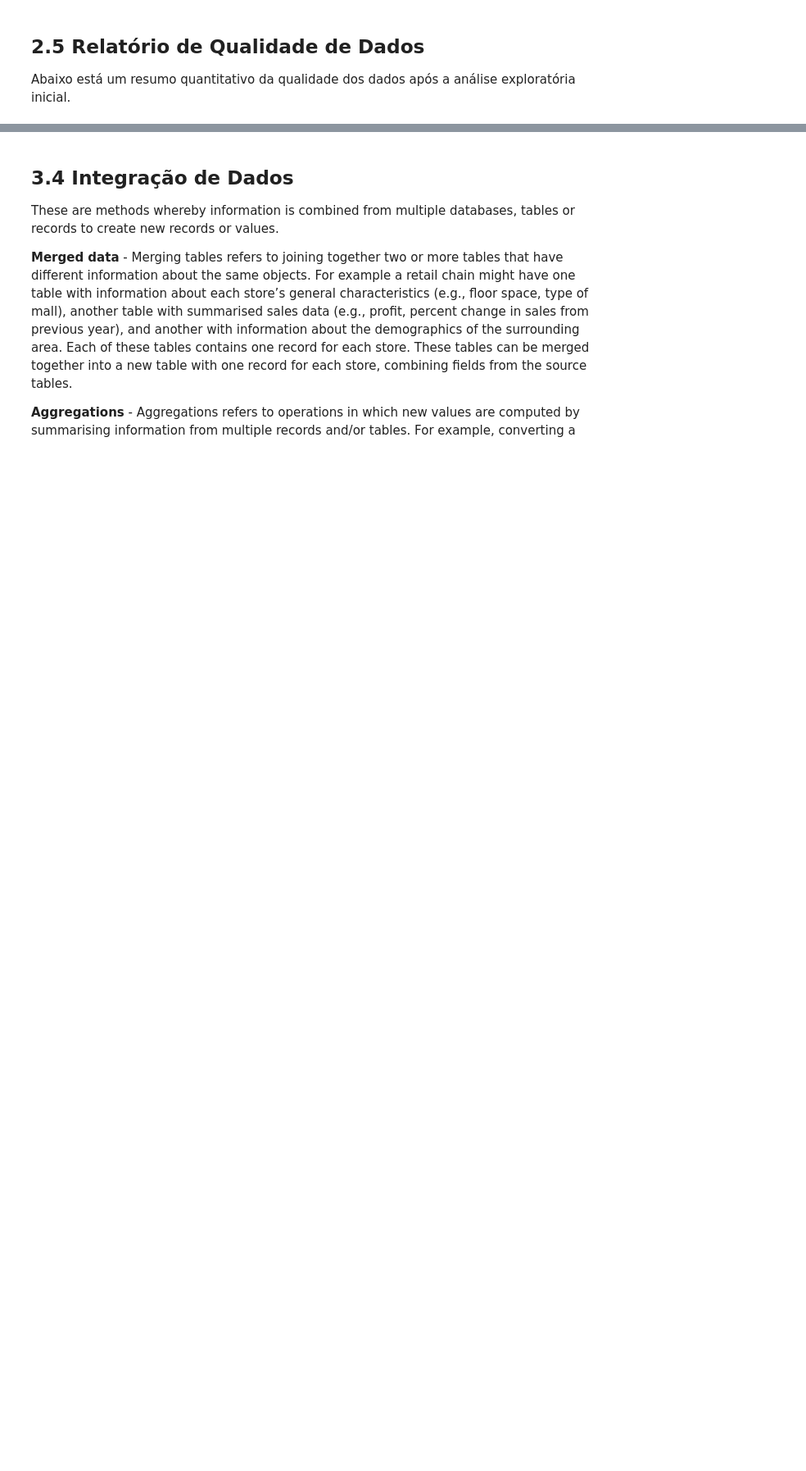
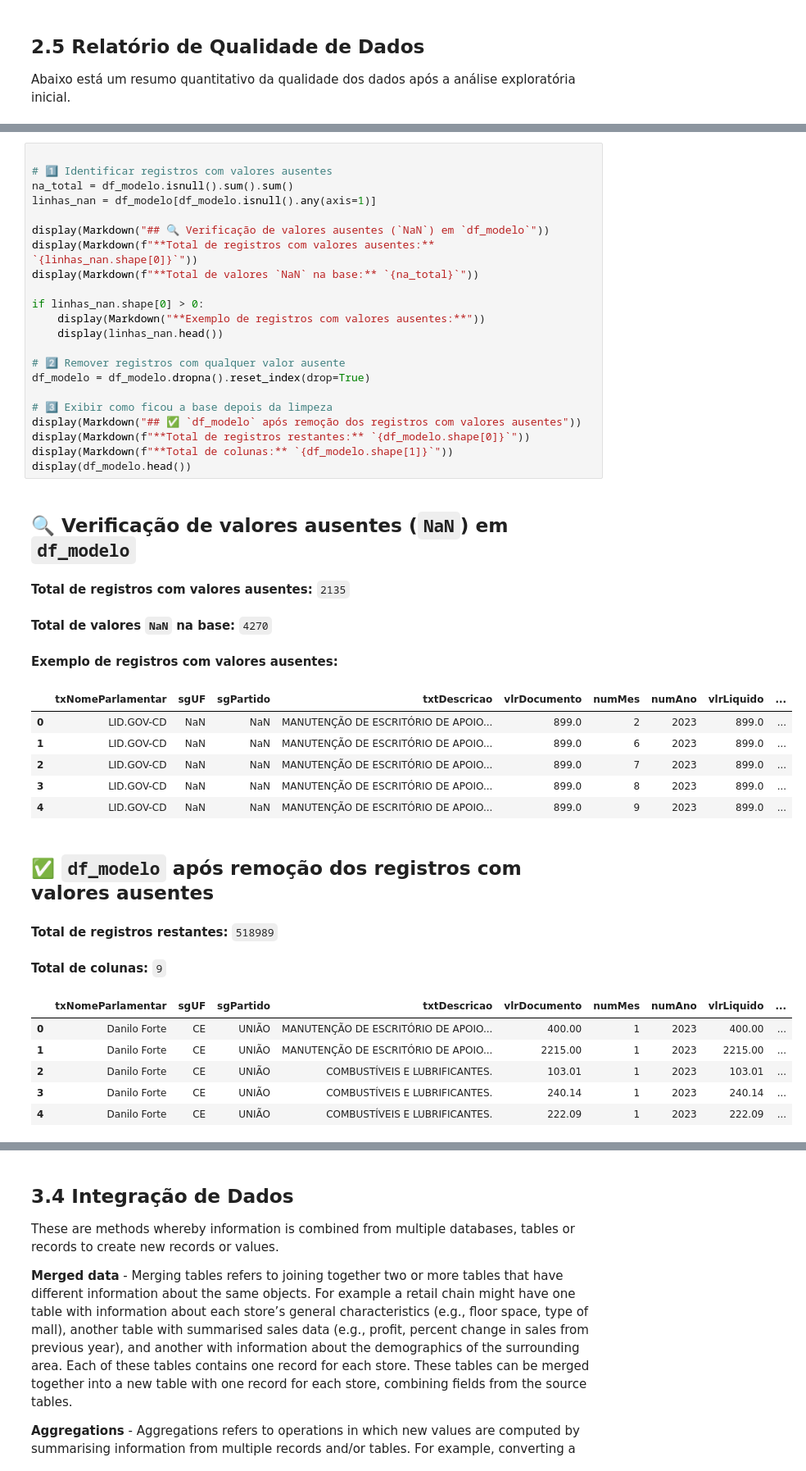
Before and after one commit to paulolmachado/ProjetoFinalCeub, a Jupyter notebook: Projeto_Final.ipynb, the cells around one changed output, grey strips where cells are left out. Shown at 82% size. Drawn from its saved outputs; the diff is of its cells as text; blank space fills up the shorter version.

```diff
--- a/Projeto_Final.ipynb
+++ b/Projeto_Final.ipynb
@@ -504,0 +594,42 @@ df['age_group'] = pd.cut(df['age'], bins=[0, 18, 35, 65, 100], labels=['child',
+# %%
+
+# 1️⃣ Identificar registros com valores ausentes
+na_total = df_modelo.isnull().sum().sum()
+linhas_nan = df_modelo[df_modelo.isnull().any(axis=1)]
+
+display(Markdown("## 🔍 Verificação de valores ausentes (`NaN`) em `df_modelo`"))
+display(Markdown(f"**Total de registros com valores ausentes:** `{linhas_nan.shape[0]}`"))
+display(Markdown(f"**Total de valores `NaN` na base:** `{na_total}`"))
+
+if linhas_nan.shape[0] > 0:
+    display(Markdown("**Exemplo de registros com valores ausentes:**"))
+    display(linhas_nan.head())
+
+# 2️⃣ Remover registros com qualquer valor ausente
+df_modelo = df_modelo.dropna().reset_index(drop=True)
+
+# 3️⃣ Exibir como ficou a base depois da limpeza
+display(Markdown("## ✅ `df_modelo` após remoção dos registros com valores ausentes"))
+display(Markdown(f"**Total de registros restantes:** `{df_modelo.shape[0]}`"))
+display(Markdown(f"**Total de colunas:** `{df_modelo.shape[1]}`"))
+display(df_modelo.head())
+# %% [output]
+## 🔍 Verificação de valores ausentes (`NaN`) em `df_modelo`
+**Total de registros com valores ausentes:** `2135`
+**Total de valores `NaN` na base:** `4270`
+**Exemplo de registros com valores ausentes:**
+|  | txNomeParlamentar | sgUF | sgPartido | txtDescricao | vlrDocumento | numMes | numAno | vlrLiquido | ... |
+| 0 | LID.GOV-CD | NaN | NaN | MANUTENÇÃO DE ESCRITÓRIO DE APOIO... | 899.0 | 2 | 2023 | 899.0 | ... |
+| 1 | LID.GOV-CD | NaN | NaN | MANUTENÇÃO DE ESCRITÓRIO DE APOIO... | 899.0 | 6 | 2023 | 899.0 | ... |
+| 2 | LID.GOV-CD | NaN | NaN | MANUTENÇÃO DE ESCRITÓRIO DE APOIO... | 899.0 | 7 | 2023 | 899.0 | ... |
+| 3 | LID.GOV-CD | NaN | NaN | MANUTENÇÃO DE ESCRITÓRIO DE APOIO... | 899.0 | 8 | 2023 | 899.0 | ... |
+| 4 | LID.GOV-CD | NaN | NaN | MANUTENÇÃO DE ESCRITÓRIO DE APOIO... | 899.0 | 9 | 2023 | 899.0 | ... |
+## ✅ `df_modelo` após remoção dos registros com valores ausentes
+**Total de registros restantes:** `518989`
+**Total de colunas:** `9`
+|  | txNomeParlamentar | sgUF | sgPartido | txtDescricao | vlrDocumento | numMes | numAno | vlrLiquido | ... |
+| 0 | Danilo Forte | CE | UNIÃO | MANUTENÇÃO DE ESCRITÓRIO DE APOIO... | 400.00 | 1 | 2023 | 400.00 | ... |
+| 1 | Danilo Forte | CE | UNIÃO | MANUTENÇÃO DE ESCRITÓRIO DE APOIO... | 2215.00 | 1 | 2023 | 2215.00 | ... |
+| 2 | Danilo Forte | CE | UNIÃO | COMBUSTÍVEIS E LUBRIFICANTES. | 103.01 | 1 | 2023 | 103.01 | ... |
+| 3 | Danilo Forte | CE | UNIÃO | COMBUSTÍVEIS E LUBRIFICANTES. | 240.14 | 1 | 2023 | 240.14 | ... |
+| 4 | Danilo Forte | CE | UNIÃO | COMBUSTÍVEIS E LUBRIFICANTES. | 222.09 | 1 | 2023 | 222.09 | ... |
```
Also changed, not shown: parts of 34 cells of this notebook.
